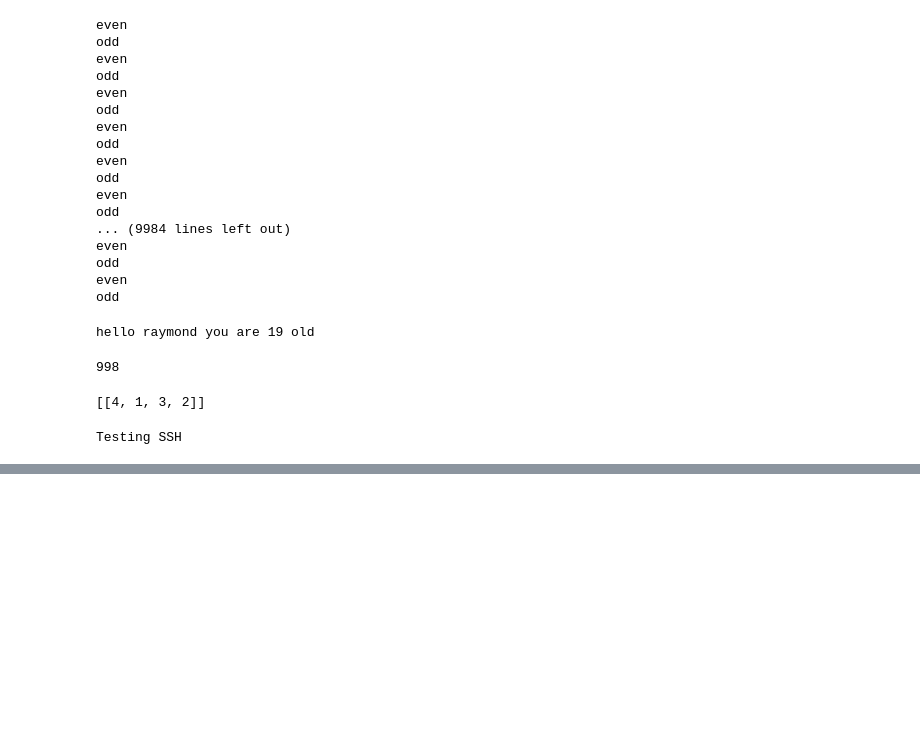
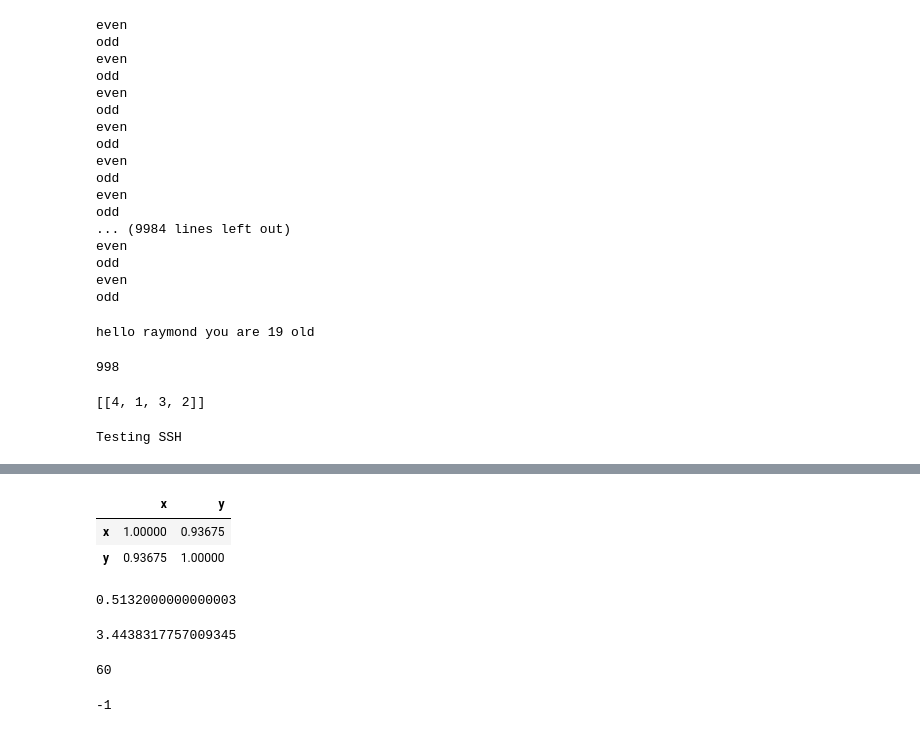
Before and after one commit to deslumoprime/githubtestraymo, a Jupyter notebook: workspace.ipynb, the cells around one changed output, grey strips where cells are left out. Drawn from its saved outputs; the diff is of its cells as text; code cells hidden in the pictures; blank space fills up the shorter version.

```diff
--- a/workspace.ipynb
+++ b/workspace.ipynb
@@ -198,0 +355,6 @@ Testing SSH
+# %%
+df.corr()
+# %% [output]
+|  | x | y |
+| x | 1.00000 | 0.93675 |
+| y | 0.93675 | 1.00000 |
@@ -198,0 +363,20 @@ Testing SSH
+# %%
+#3.8 = intercept + 3.3*slope
+#3.8-intercept = 3.3slope
+# -intercept = 3.3slope - 3.8
+intercept = -1*((3.3*slope) - 3.8); intercept
+# %% [output]
+0.5132000000000003
+# %%
+slope = 0.71 * (5.19/1.07); slope
+# %% [output]
+3.4438317757009345
+# %%
+prediction = 2 + 58; prediction
+# %% [output]
+60
+# %%
+# residual = actual - predicted
+residual = 59 - 60; residual
+# %% [output]
+-1
```
Also changed, not shown: parts of 60 cells of this notebook.
